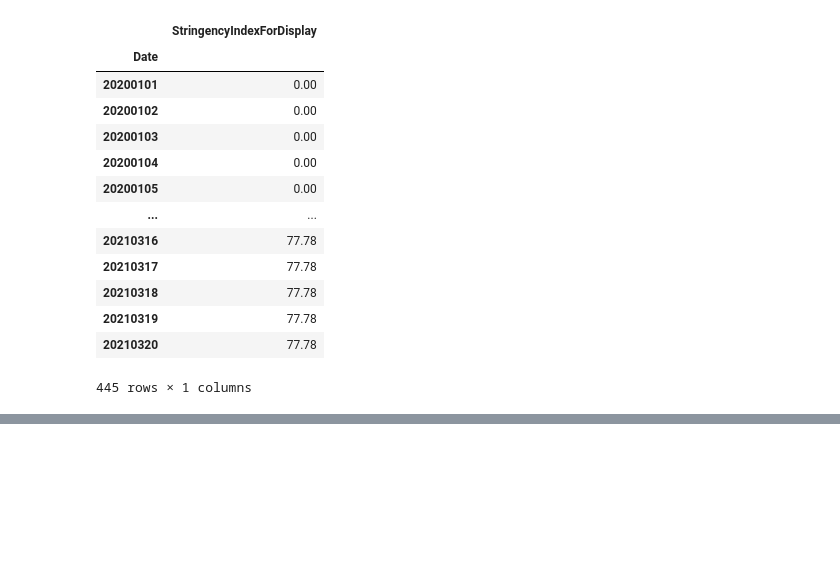
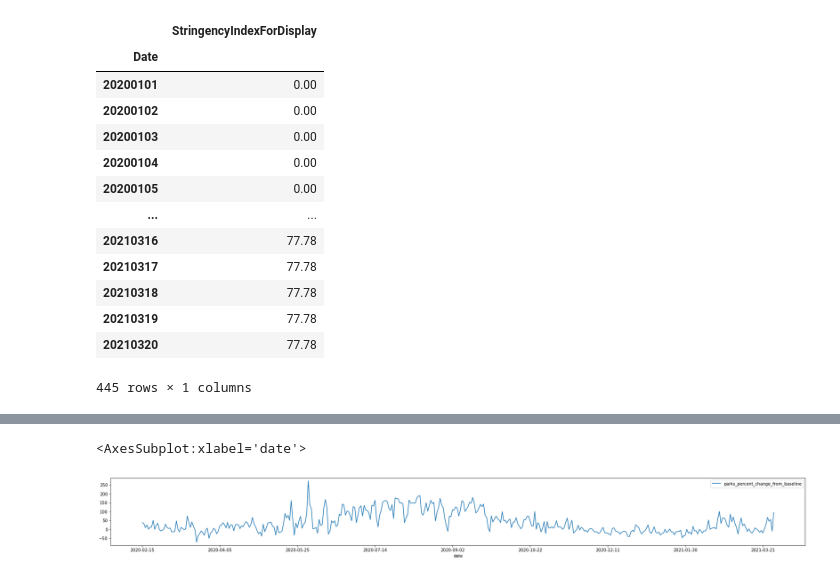
Before and after one commit to jokus-pokus/Gesundheitsamt, a Jupyter notebook: DatenSammlung.ipynb, the cells around one changed output, grey strips where cells are left out. Saved outputs shown, nothing was run; the diff lists cells and outputs as text; code cells hidden in the pictures; blank space fills up the shorter version.

```diff
--- a/DatenSammlung.ipynb
+++ b/DatenSammlung.ipynb
@@ -225,0 +268,5 @@ stringency.set_index('Date')
+# %%
+df_mobile.plot(x='date',y='parks_percent_change_from_baseline',figsize=(30,3))
+# %% [output]
+<AxesSubplot:xlabel='date'>
+[figure, added]
```
Also changed, not shown: parts of 25 cells of this notebook, 6 other files.
